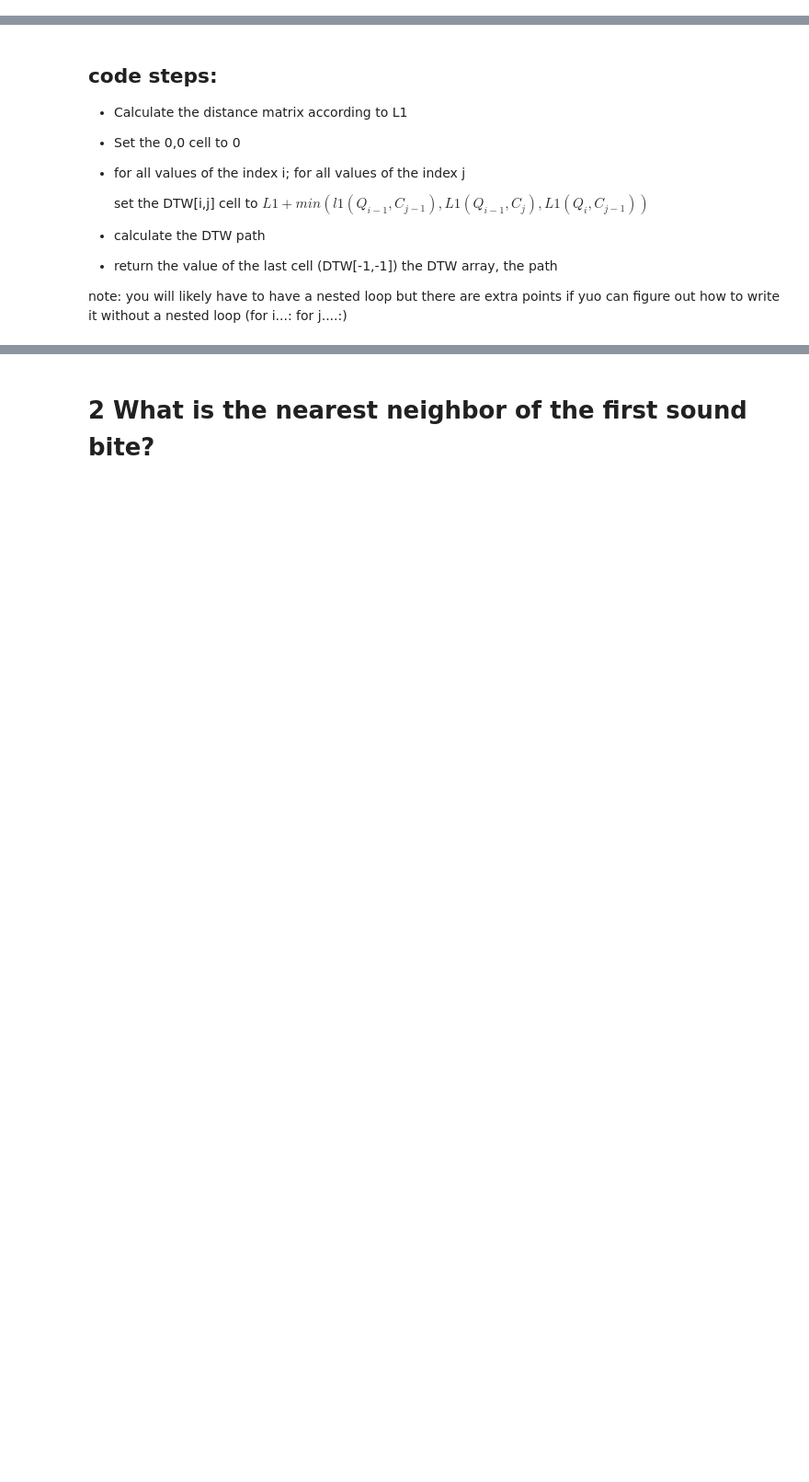
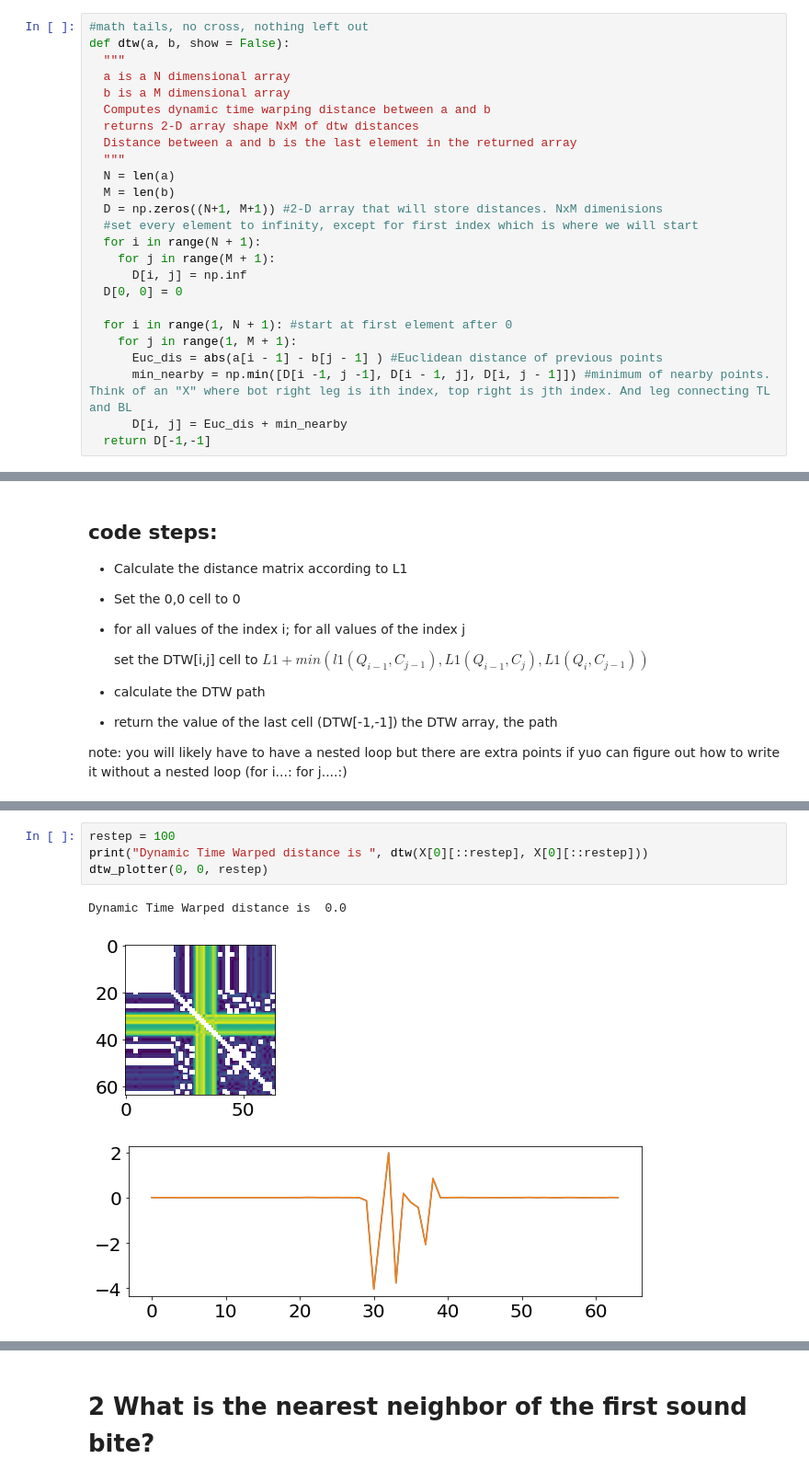
Before and after one commit to Marrs-jin/MLTSA_AMarrs, a Jupyter notebook: HW7/HW7.ipynb, the cells around one changed output, grey strips where cells are left out. Shown at 92% size. Drawn from its saved outputs; the diff is of its cells as text; blank space fills up the shorter version.

```diff
--- a/HW7/HW7.ipynb
+++ b/HW7/HW7.ipynb
@@ -386,0 +436,25 @@ What is the path for the first array you plotted? Why?
+# %%
+#math tails, no cross, nothing left out
+def dtw(a, b, show = False):
+  """
+  a is a N dimensional array
+  b is a M dimensional array
+  Computes dynamic time warping distance between a and b
+  returns 2-D array shape NxM of dtw distances
+  Distance between a and b is the last element in the returned array
+  """
+  N = len(a)
+  M = len(b)
+  D = np.zeros((N+1, M+1)) #2-D array that will store distances. NxM dimenisions
+  #set every element to infinity, except for first index which is where we will start
+  for i in range(N + 1):
+    for j in range(M + 1):
+      D[i, j] = np.inf
+  D[0, 0] = 0
+
+  for i in range(1, N + 1): #start at first element after 0
+    for j in range(1, M + 1):
+      Euc_dis = abs(a[i - 1] - b[j - 1] ) #Euclidean distance of previous points
+      min_nearby = np.min([D[i -1, j -1], D[i - 1, j], D[i, j - 1]]) #minimum of nearby points. Think of an "X" where bot right leg is ith index, top right is jth index. And leg connecting TL and BL
+      D[i, j] = Euc_dis + min_nearby
+  return D[-1,-1]
@@ -431,0 +491,8 @@ note: you will likely have to have a nested loop but there are extra points if y
+# %%
+restep = 100
+print("Dynamic Time Warped distance is ", dtw(X[0][::restep], X[0][::restep]))
+dtw_plotter(0, 0, restep)
+# %% [output]
+Dynamic Time Warped distance is  0.0
+[figure, added]
+[figure, added]
```
Also changed, not shown: parts of 36 cells of this notebook.
